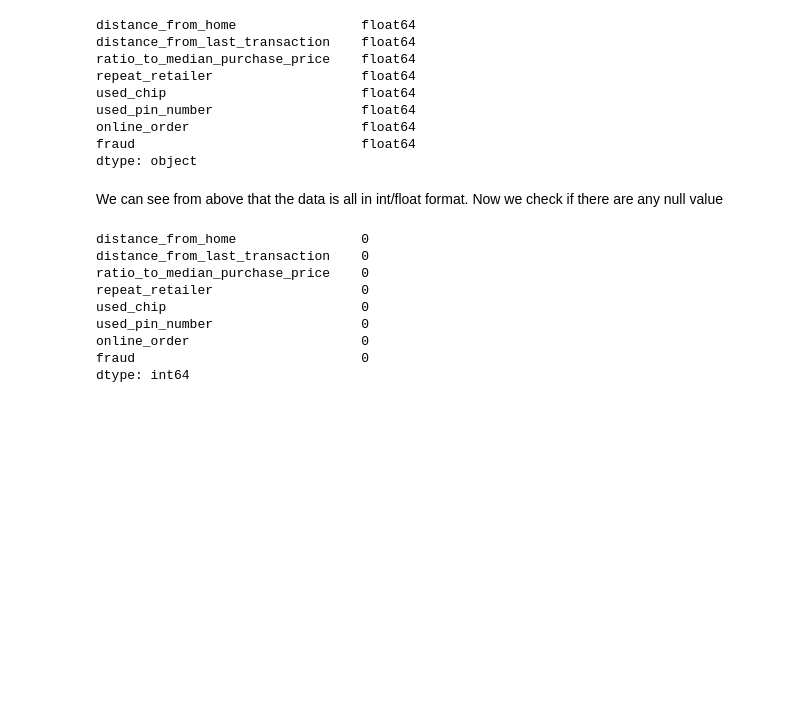
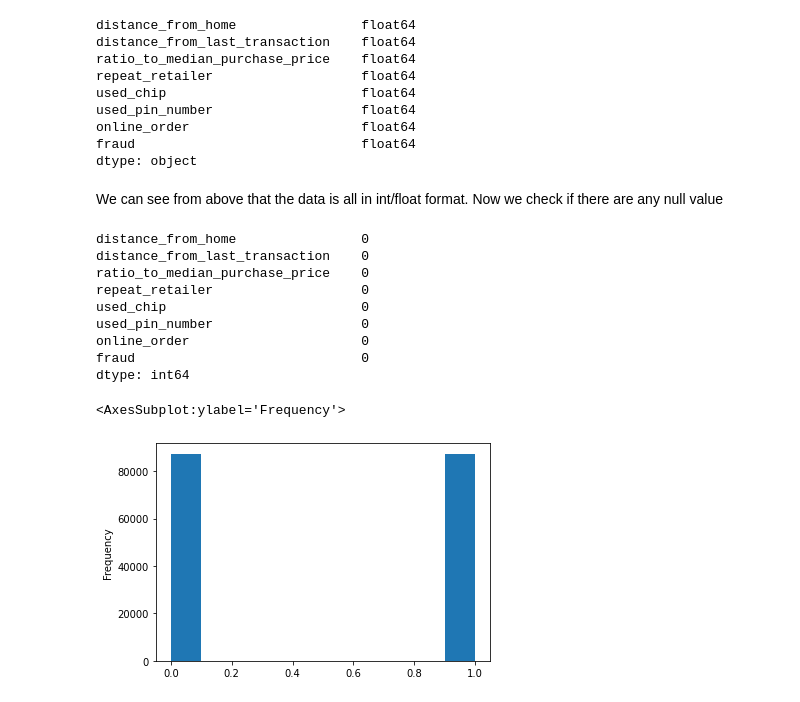
Before and after one commit to roflinyo/KFU-2k2s-Analys-dannie-project, a Jupyter notebook: decision_tree.ipynb, the cells around one changed output. Cells and saved outputs as stored; diff of their text form; code cells hidden in the pictures; blank space fills up the shorter version.

```diff
--- a/decision_tree.ipynb
+++ b/decision_tree.ipynb
@@ -69,5 +83,8 @@ online_order                      0
 fraud                             0
 dtype: int64
 # %%
-df['fraud'].plot(kind='hist')
+data['fraud'].plot(kind='hist')
+# %% [output]
+<AxesSubplot:ylabel='Frequency'>
+[figure, added]
 # %%
```
Also changed, not shown: parts of 21 cells of this notebook, 2 other files.
